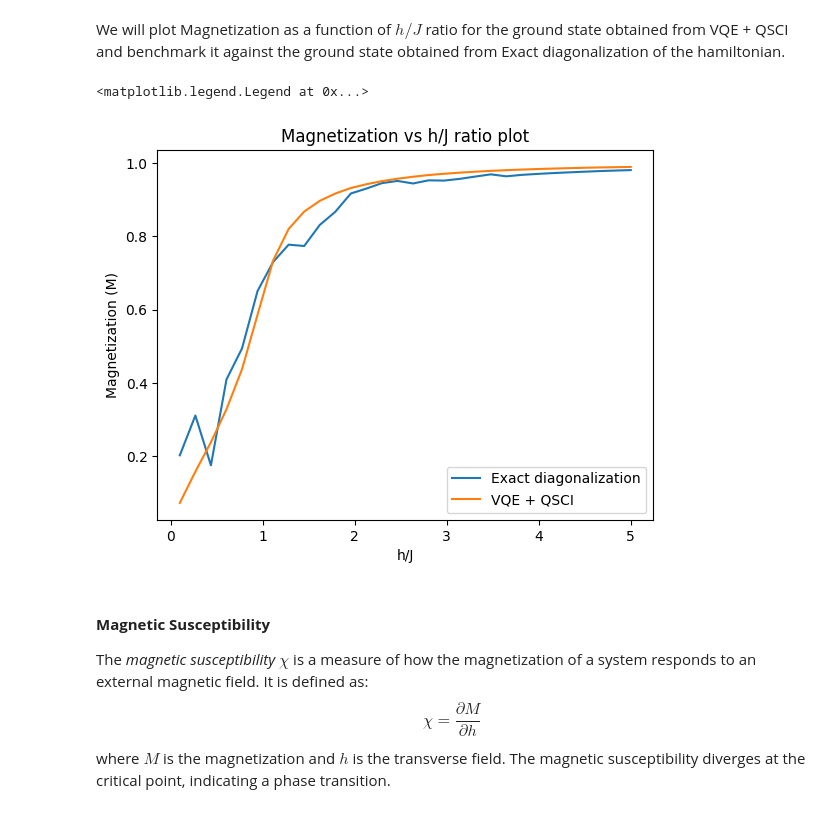
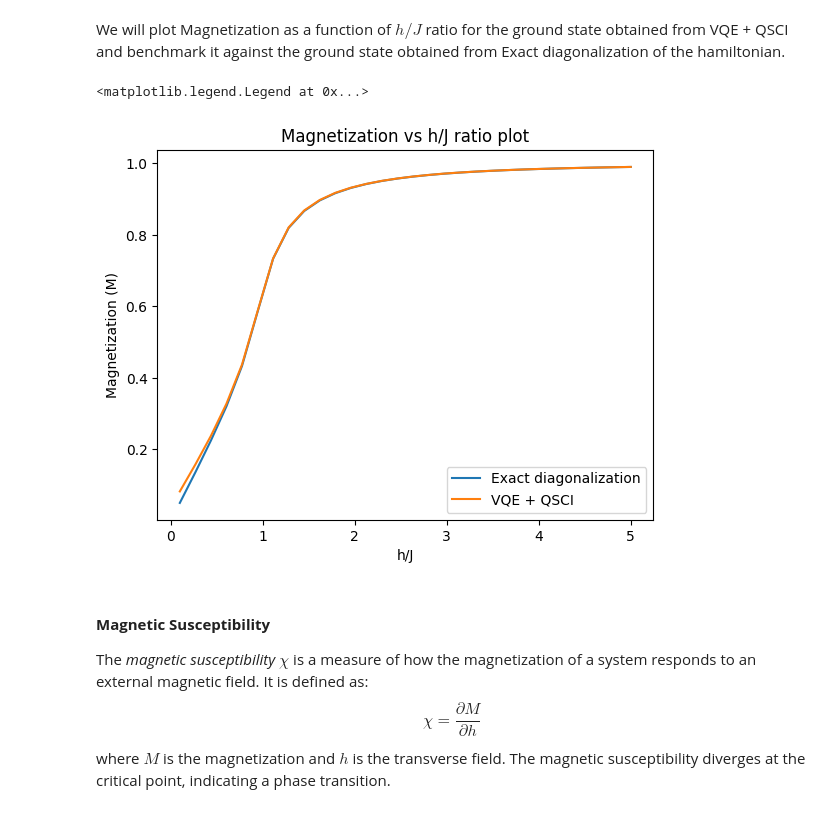
Before and after one commit to QunaSys/quri-parts, a Jupyter notebook: quri_sdk_notebooks/examples/0_quri-algo-vm/5_transverse_field_ising_model/TFIM.ipynb, the cells around one changed output. Saved outputs shown, nothing was run; the diff lists cells and outputs as text; code cells hidden in the pictures.

Commit message:
TFIM with exact diagonalization from Quspin

```diff
--- a/quri_sdk_notebooks/examples/0_quri-algo-vm/5_transverse_field_ising_model/TFIM.ipynb
+++ b/quri_sdk_notebooks/examples/0_quri-algo-vm/5_transverse_field_ising_model/TFIM.ipynb
@@ -445,14 +435,31 @@ The below computation may take several hours to run as exact diagonalization is
 # %%
-h_J = np.linspace(0.1, 5, 30)
+from quspin.basis import spin_basis_1d
+from quspin.operators import hamiltonian
+
+basis_ising = spin_basis_1d(L=n_qubits,)
 exact_ground_state = []
 
 for i in h_J:
-    hamiltonian = construct_TFIM_hamiltonian(1, i, n_qubits)
-    vals, vecs = np.linalg.eigh(get_sparse_matrix(hamiltonian).toarray())
-    exact_ground_state.append(vecs[0])
+    # define site-coupling lists
+    Jxx_list = [[-1, j,(j+1)%n_qubits] for j in range(n_qubits)]
+    hz_list = [[-i,j] for j in range(n_qubits)]
+
+    # define Hamiltonian terms
+    H_terms = [
+        ['xx', Jxx_list],
+        ['z', hz_list],
+    ]
+    H_Ising = hamiltonian(H_terms,[], basis=basis_ising)
+
+    # compute eigenenergies and eigenstates
+    E, V = H_Ising.eigh()
+
+    # ground state
+    psi_GS = V[:,0]
+    exact_ground_state.append(psi_GS)
-# %%
-import pickle
-
-with open('exact_ground_state', 'wb') as f:
-    pickle.dump(np.array(exact_ground_state), f)
+# %%
+import pickle
+
+with open('exact_ground_state_quspin.pkl', 'wb') as f:
+    pickle.dump(np.array(exact_ground_state), f)
 # %%
@@ -524,22 +532,22 @@ We will plot Magnetization as a function of $h/J$ ratio for the ground state obt
 # %%
 magnetization = []
 exact_magnetization = []
 
-for i in range(len(x)):
+for i in range(len(h_J)):
     magnetization.append(calculate_magnetization(ground_states[i]))
 
     qsv = QuantumStateVector(n_qubits, exact_ground_state[i])
     exact_magnetization.append(calculate_magnetization(qsv))
 
 plt.xlabel('h/J')
 plt.ylabel('Magnetization (M)')
 plt.title('Magnetization vs h/J ratio plot')
-plt.plot(x, exact_magnetization, label='Exact diagonalization')
-plt.plot(x, magnetization, label='VQE + QSCI')
+plt.plot(h_J, exact_magnetization, label='Exact diagonalization')
+plt.plot(h_J, magnetization, label='VQE + QSCI')
 plt.legend()
 # %% [output]
 <matplotlib.legend.Legend at 0x...>
-[figure, old version]
+[figure, new version]
 # %% [markdown]
 #### **Magnetic Susceptibility**
 
```
Also changed, not shown: parts of 14 cells of this notebook, 2 other files.
